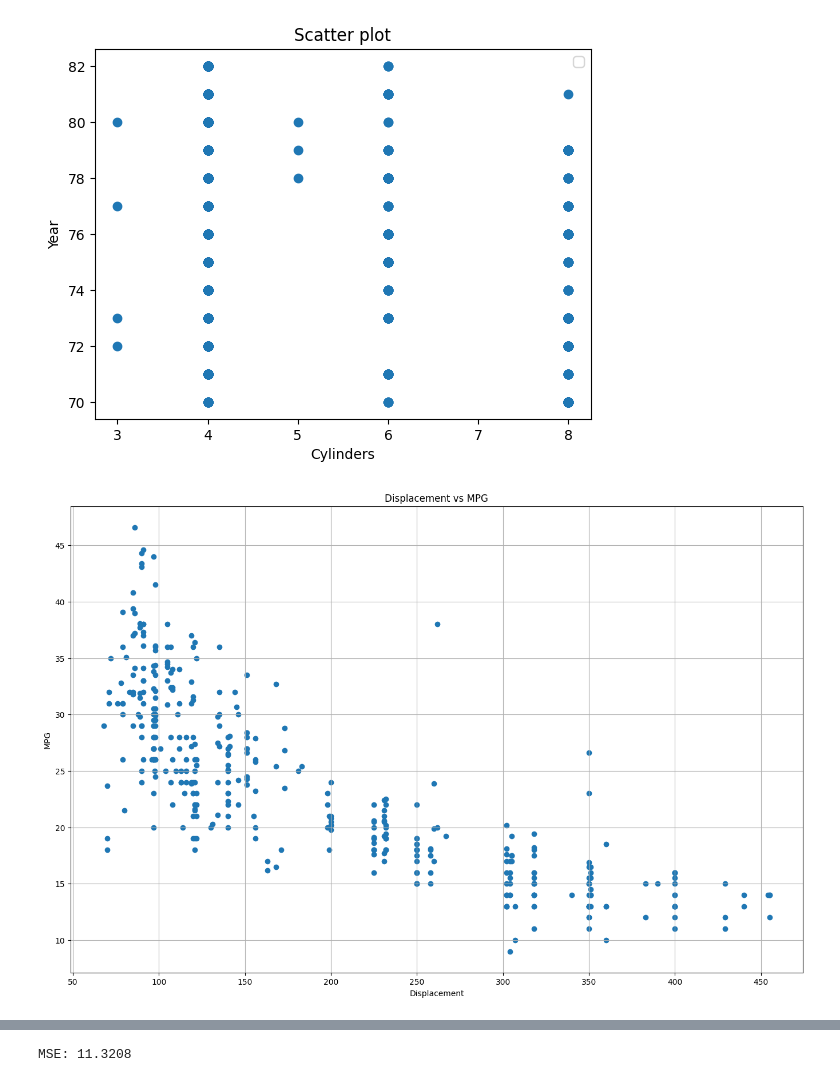
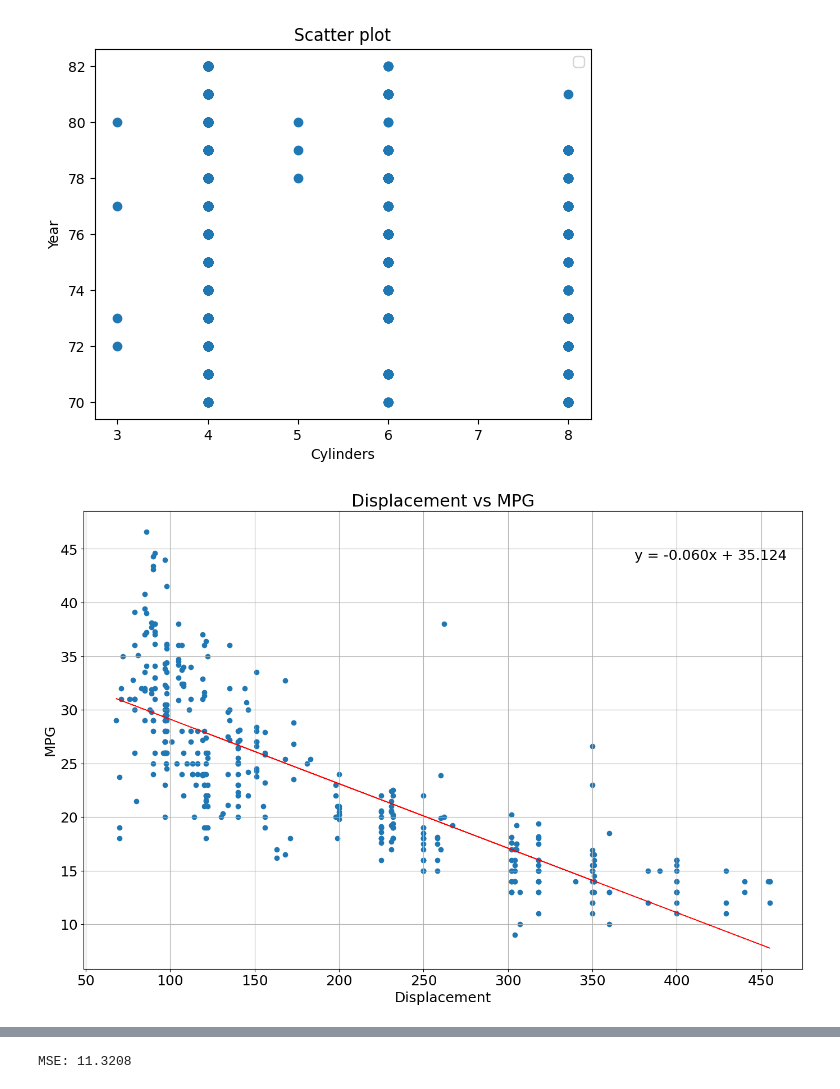
Before and after one commit to hungnguyenrhythm/auto_mpg, a Jupyter notebook: project.ipynb, the cells around one changed output, grey strips where cells are left out. Saved outputs shown, nothing was run; the diff lists cells and outputs as text; code cells hidden in the pictures.

Commit message:
Adding a final chart, as well as adding a best fit line for the third chart

```diff
--- a/project.ipynb
+++ b/project.ipynb
@@ -102,17 +102,25 @@ No artists with labels found to put in legend.  Note that artists whose label st
 [figure]
 # %%
 # Scatter chart: Displacement vs MPG
+# Changing font size:
+plt.rcParams['font.size'] = 18
 # X and Y
 x2 = df["displacement"]
 y2 = df["mpg"]
 
+# Best fit line
+a, b = np.polyfit(x2,y2,1)
+
 # creating figure
 fig3 = plt.figure()
 ax3 = fig3.add_axes([0,0,2,1.7])
-ax3.scatter(x2, y2)
+ax3.scatter(x2, y2)       # Scatter chart
+ax3.plot(x2, a * x2 + b, "r--", linewidth = 1.25)     # Best fit line
+plt.text(375, 44, f"y = {a:.3f}x + {b:.3f}")
+# Setting labels and titles
 ax3.set_xlabel("Displacement")
 ax3.set_ylabel("MPG")
 ax3.set_title("Displacement vs MPG")
 ax3.grid(True)
 # %% [output]
-[figure, old version]
+[figure, new version]
```
Also changed, not shown: parts of 1 cell of this notebook.
